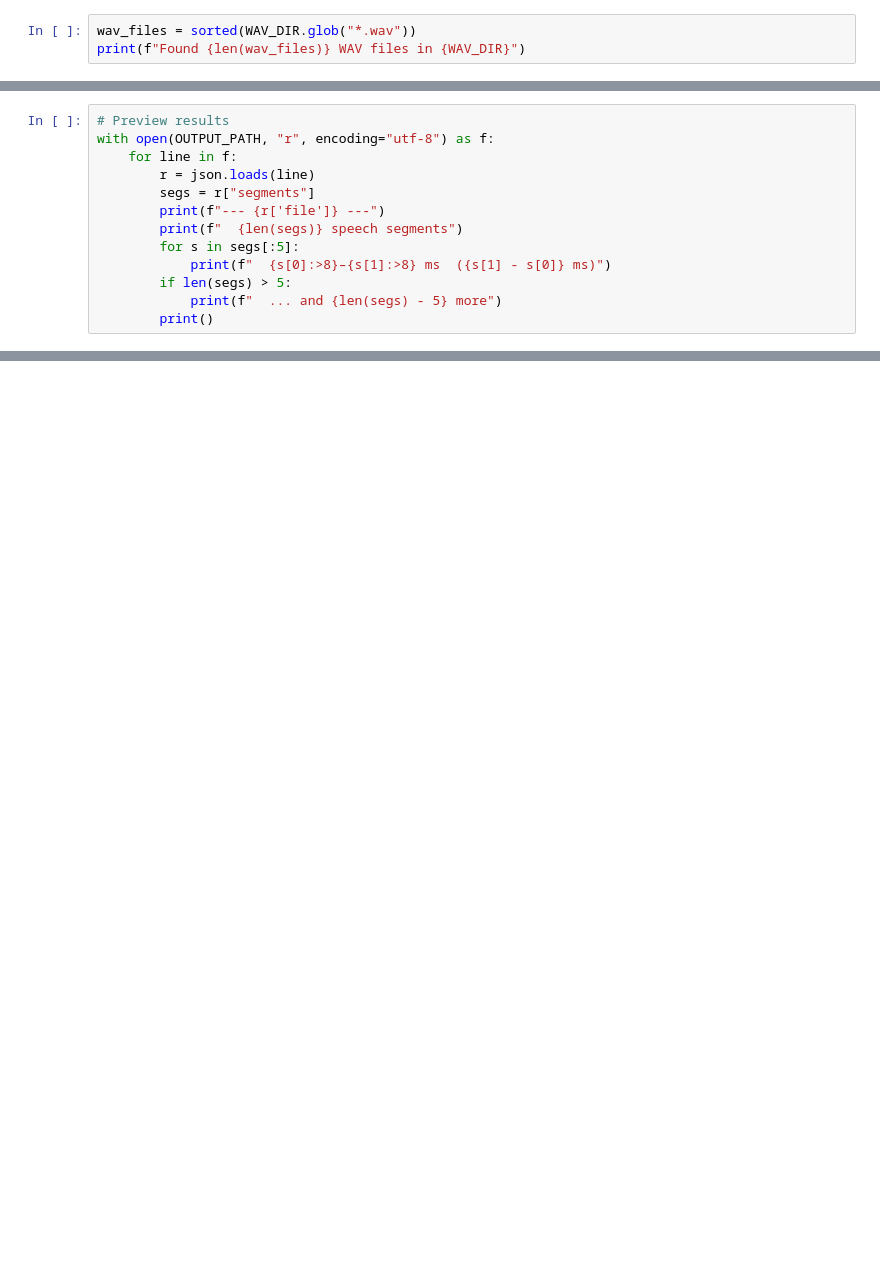
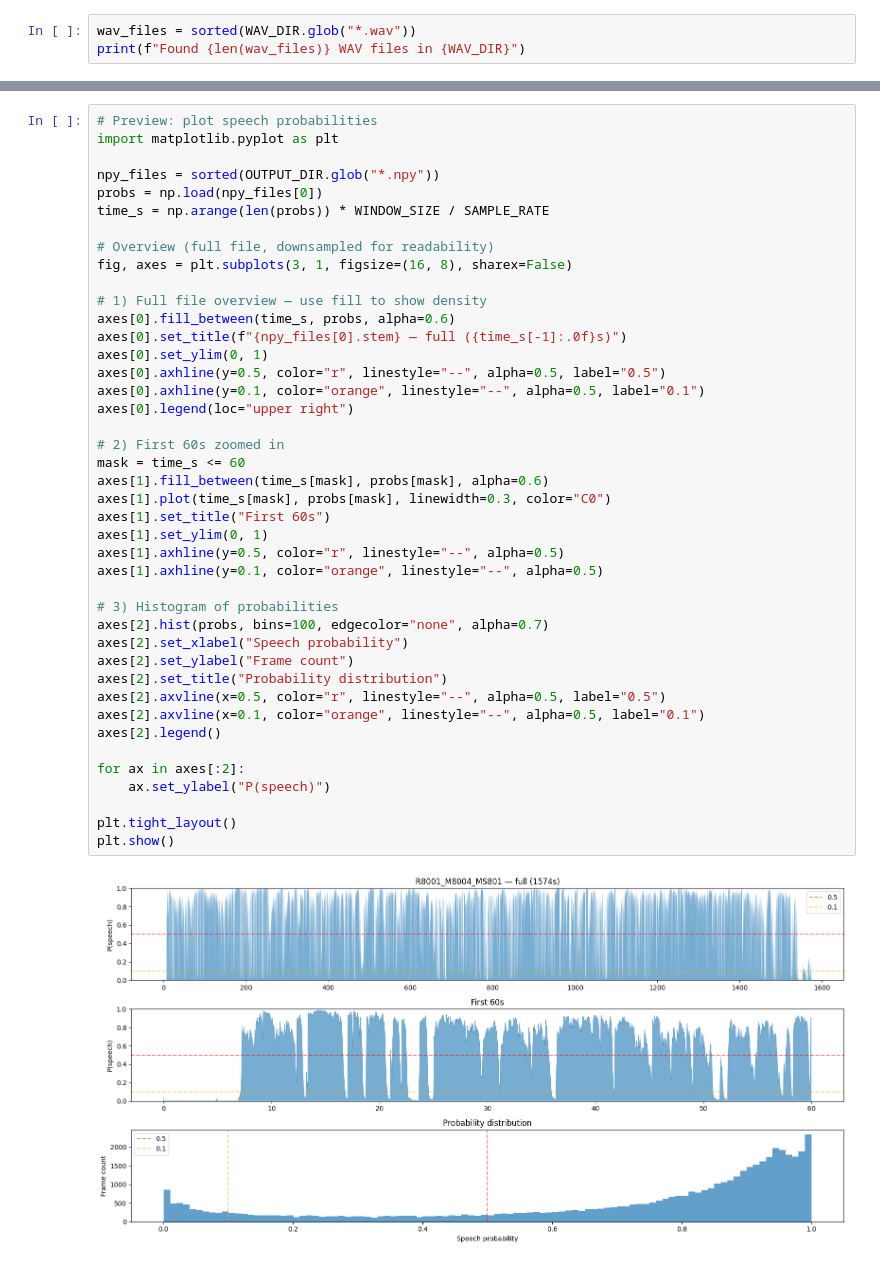
Before and after one commit to wavekat/wavekat-turn, a Jupyter notebook: training/smart-turn-zh/notebooks/02-vad.ipynb, the cells around one changed output, grey strips where cells are left out. Saved outputs shown, nothing was run; the diff lists cells and outputs as text; blank space fills up the shorter version.

```diff
--- a/training/smart-turn-zh/notebooks/02-vad.ipynb
+++ b/training/smart-turn-zh/notebooks/02-vad.ipynb
@@ -69,13 +35,0 @@ print(f"\nDone. Results saved to {OUTPUT_PATH}")
-# %%
-# Preview results
-with open(OUTPUT_PATH, "r", encoding="utf-8") as f:
-    for line in f:
-        r = json.loads(line)
-        segs = r["segments"]
-        print(f"--- {r['file']} ---")
-        print(f"  {len(segs)} speech segments")
-        for s in segs[:5]:
-            print(f"  {s[0]:>8}–{s[1]:>8} ms  ({s[1] - s[0]} ms)")
-        if len(segs) > 5:
-            print(f"  ... and {len(segs) - 5} more")
-        print()
@@ -81,0 +58,44 @@ with open(OUTPUT_PATH, "r", encoding="utf-8") as f:
+# %%
+# Preview: plot speech probabilities
+import matplotlib.pyplot as plt
+
+npy_files = sorted(OUTPUT_DIR.glob("*.npy"))
+probs = np.load(npy_files[0])
+time_s = np.arange(len(probs)) * WINDOW_SIZE / SAMPLE_RATE
+
+# Overview (full file, downsampled for readability)
+fig, axes = plt.subplots(3, 1, figsize=(16, 8), sharex=False)
+
+# 1) Full file overview — use fill to show density
+axes[0].fill_between(time_s, probs, alpha=0.6)
+axes[0].set_title(f"{npy_files[0].stem} — full ({time_s[-1]:.0f}s)")
+axes[0].set_ylim(0, 1)
+axes[0].axhline(y=0.5, color="r", linestyle="--", alpha=0.5, label="0.5")
+axes[0].axhline(y=0.1, color="orange", linestyle="--", alpha=0.5, label="0.1")
+axes[0].legend(loc="upper right")
+
+# 2) First 60s zoomed in
+mask = time_s <= 60
+axes[1].fill_between(time_s[mask], probs[mask], alpha=0.6)
+axes[1].plot(time_s[mask], probs[mask], linewidth=0.3, color="C0")
+axes[1].set_title("First 60s")
+axes[1].set_ylim(0, 1)
+axes[1].axhline(y=0.5, color="r", linestyle="--", alpha=0.5)
+axes[1].axhline(y=0.1, color="orange", linestyle="--", alpha=0.5)
+
+# 3) Histogram of probabilities
+axes[2].hist(probs, bins=100, edgecolor="none", alpha=0.7)
+axes[2].set_xlabel("Speech probability")
+axes[2].set_ylabel("Frame count")
+axes[2].set_title("Probability distribution")
+axes[2].axvline(x=0.5, color="r", linestyle="--", alpha=0.5, label="0.5")
+axes[2].axvline(x=0.1, color="orange", linestyle="--", alpha=0.5, label="0.1")
+axes[2].legend()
+
+for ax in axes[:2]:
+    ax.set_ylabel("P(speech)")
+
+plt.tight_layout()
+plt.show()
+# %% [output]
+[figure, added]
```
Also changed, not shown: parts of 7 cells of this notebook, 3 other files.
